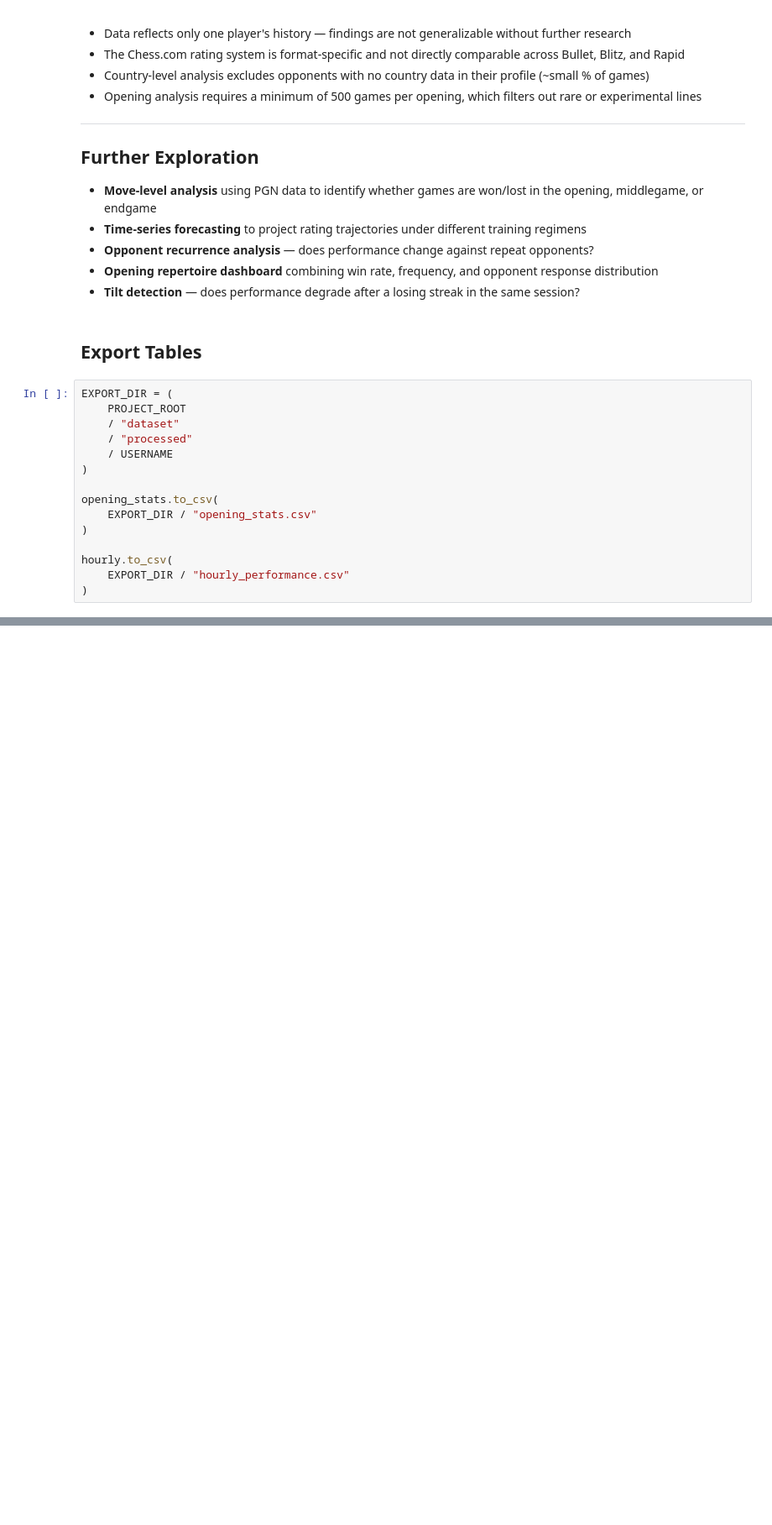
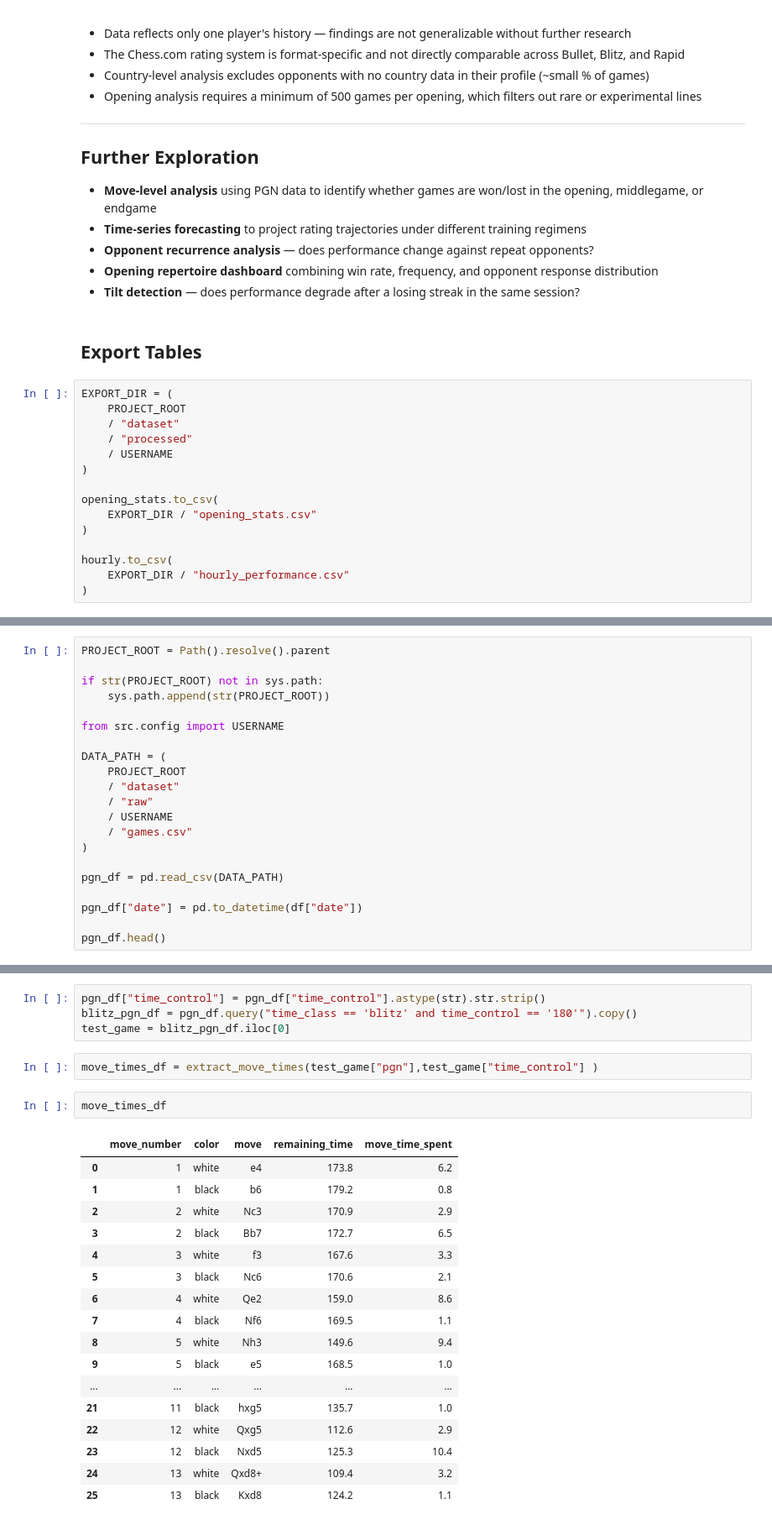
Before and after one commit to elmurie/chesscom-personal-analysis, a Jupyter notebook: notebooks/03_exploratory_analysis.ipynb, the cells around one changed output, grey strips where cells are left out. Shown at 84% size. Saved outputs shown, nothing was run; the diff lists cells and outputs as text; blank space fills up the shorter version.

Commit message:
test move exploration

```diff
--- a/notebooks/03_exploratory_analysis.ipynb
+++ b/notebooks/03_exploratory_analysis.ipynb
@@ -929,0 +1022,21 @@ hourly.to_csv(
+# %%
+PROJECT_ROOT = Path().resolve().parent
+
+if str(PROJECT_ROOT) not in sys.path:
+    sys.path.append(str(PROJECT_ROOT))
+
+from src.config import USERNAME
+
+DATA_PATH = (
+    PROJECT_ROOT
+    / "dataset"
+    / "raw"
+    / USERNAME
+    / "games.csv"
+)
+
+pgn_df = pd.read_csv(DATA_PATH)
+
+pgn_df["date"] = pd.to_datetime(df["date"])
+
+pgn_df.head()
@@ -929,0 +1050,26 @@ hourly.to_csv(
+# %%
+pgn_df["time_control"] = pgn_df["time_control"].astype(str).str.strip()
+blitz_pgn_df = pgn_df.query("time_class == 'blitz' and time_control == '180'").copy()
+test_game = blitz_pgn_df.iloc[0]
+# %%
+move_times_df = extract_move_times(test_game["pgn"],test_game["time_control"] )
+# %%
+move_times_df
+# %% [output]
+|  | move_number | color | move | remaining_time | move_time_spent |
+| 0 | 1 | white | e4 | 173.8 | 6.2 |
+| 1 | 1 | black | b6 | 179.2 | 0.8 |
+| 2 | 2 | white | Nc3 | 170.9 | 2.9 |
+| 3 | 2 | black | Bb7 | 172.7 | 6.5 |
+| 4 | 3 | white | f3 | 167.6 | 3.3 |
+| 5 | 3 | black | Nc6 | 170.6 | 2.1 |
+| 6 | 4 | white | Qe2 | 159.0 | 8.6 |
+| 7 | 4 | black | Nf6 | 169.5 | 1.1 |
+| 8 | 5 | white | Nh3 | 149.6 | 9.4 |
+| 9 | 5 | black | e5 | 168.5 | 1.0 |
+| ... | ... | ... | ... | ... | ... |
+| 21 | 11 | black | hxg5 | 135.7 | 1.0 |
+| 22 | 12 | white | Qxg5 | 112.6 | 2.9 |
+| 23 | 12 | black | Nxd5 | 125.3 | 10.4 |
+| 24 | 13 | white | Qxd8+ | 109.4 | 3.2 |
+| 25 | 13 | black | Kxd8 | 124.2 | 1.1 |
```
Also changed, not shown: parts of 8 cells of this notebook.
